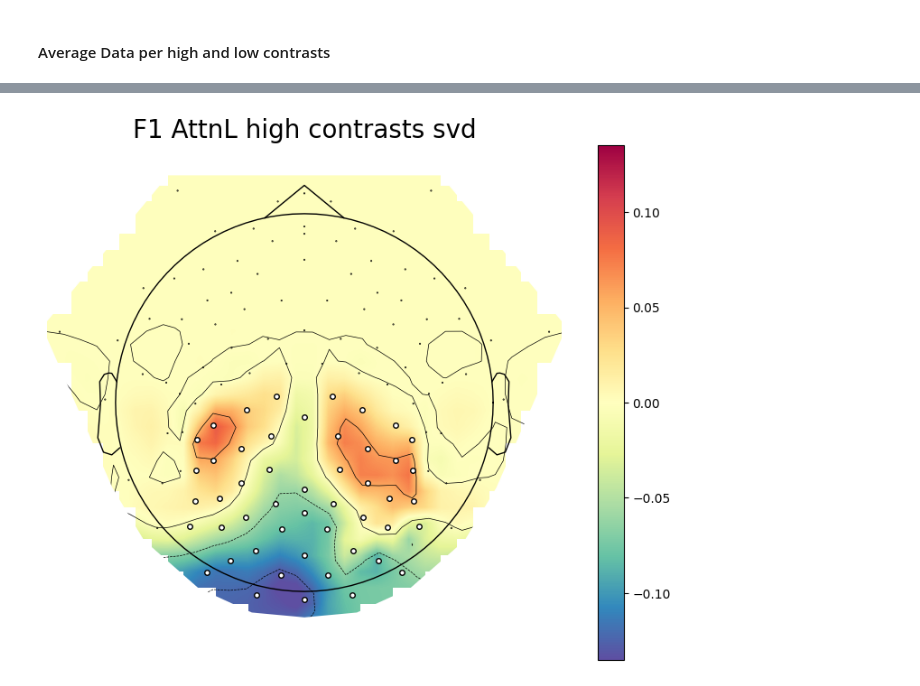
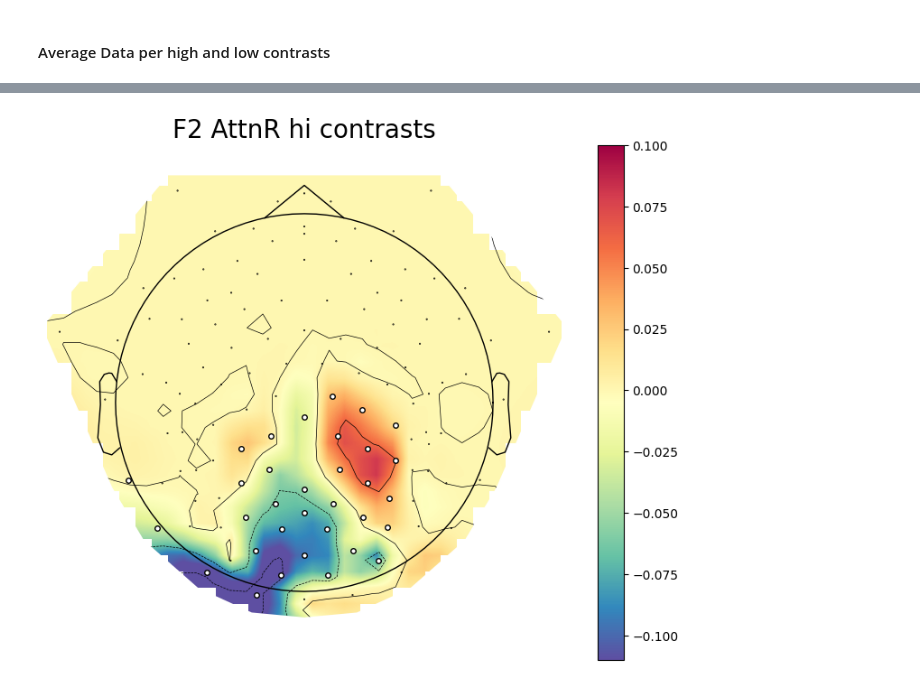
Before and after one commit to PatriciaNL/LTP_analysis, a Jupyter notebook: PythonScripts/ProcessingPipeline/GroupSubjData_pilot.ipynb, the cells around one changed output, grey strips where cells are left out. Saved outputs shown, nothing was run; the diff lists cells and outputs as text; code cells hidden in the pictures.

```diff
--- a/PythonScripts/ProcessingPipeline/GroupSubjData_pilot.ipynb
+++ b/PythonScripts/ProcessingPipeline/GroupSubjData_pilot.ipynb
@@ -67,14 +67,15 @@ NumHarms = 4   # number of harmonics
 # %% [markdown]
 #### Occipital Channel Info
 # %%
-elec_Arc1_outer = [68,64,58,51,47,42,37,31,    80,87,93,98,97,96,95,94]
+#elec_Arc1_outer = [68,64,58,51,47,42,37,31,    80,87,93,98,97,96,95,94]
 elec_Arc2 = [73,69,65,59,52,53,54,  55,  79,86,92,91,90,89,88]
 elec_Arc3 = [74,70,66,60,61,  78,85,84,83,82,  81]
 elec_Arc4_inner = [71,67,62,77,76,75,     72]
+# AllAnalysisChans = np.concatenate([elec_Arc1_outer,elec_Arc2,elec_Arc3,elec_Arc4_inner])
+AllAnalysisChans = np.concatenate([elec_Arc2,elec_Arc3,elec_Arc4_inner])
+AnalysisChans = np.unique(AllAnalysisChans)
+AnalysisChans_int = np.array(AnalysisChans, dtype = int)
+VisChans = np.sort(AnalysisChans)
 
-AnalysisChans = [elec_Arc1_outer,elec_Arc2,elec_Arc3,elec_Arc4_inner]
-
-ExportChans = np.unique(np.sort(np.concatenate(AnalysisChans))) # Combine array for chans of interest
-VisChans  = ExportChans - 1
 print(f'Channels to be visualized: {VisChans}')
 # %% [output]
@@ -217,3 +215,6 @@ True
+# %%
+vl_max = 0.10
+vl_min = -0.10
 # %%
 # chans = ch_list[ocm == True]
 # print(chans)
@@ -226,10 +227,10 @@ print(MaxChanActivity)
 # %%
-fig,axes = init_TopoTemplate(title_In = 'F1 AttnL high contrasts svd')
+fig,axes = init_TopoTemplate(title_In = 'F2 AttnR hi contrasts')
 
-im,_ = plot_topomap(topoIn, info, mask = ocm, axes = axes, show =False,cmap = 'Spectral_r', res = 32, contours =3,extrapolate = 'local', outlines = 'head',sphere=(0.0,0.0,0.0,0.09))
+im,_ = plot_topomap(mod, info, mask = ocm, axes = axes, show =False,cmap = 'Spectral_r', res = 32, vlim =[vl_max,vl_min] ,contours =3,extrapolate = 'local', outlines = 'head',sphere=(0.0,0.0,0.0,0.09))
 divider = make_axes_locatable(axes)
 cax = divider.append_axes('right', size='5%', pad=0.4)
 cbar = plt.colorbar(im, cax=cax)
 plt.show()
 # %% [output]
-[figure, old version]
+[figure, new version]
```
Also changed, not shown: parts of 21 cells of this notebook.
